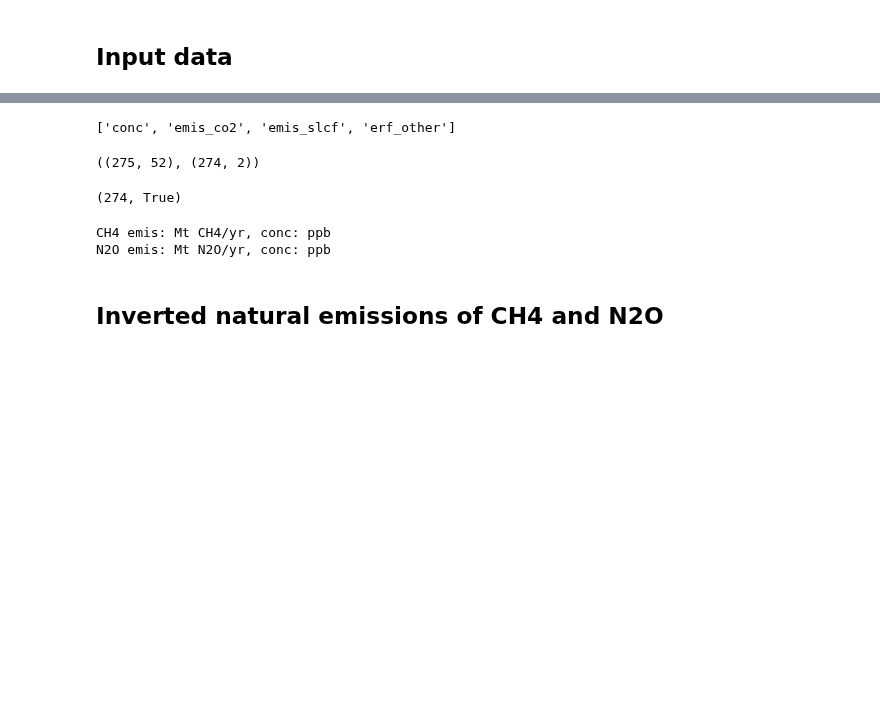
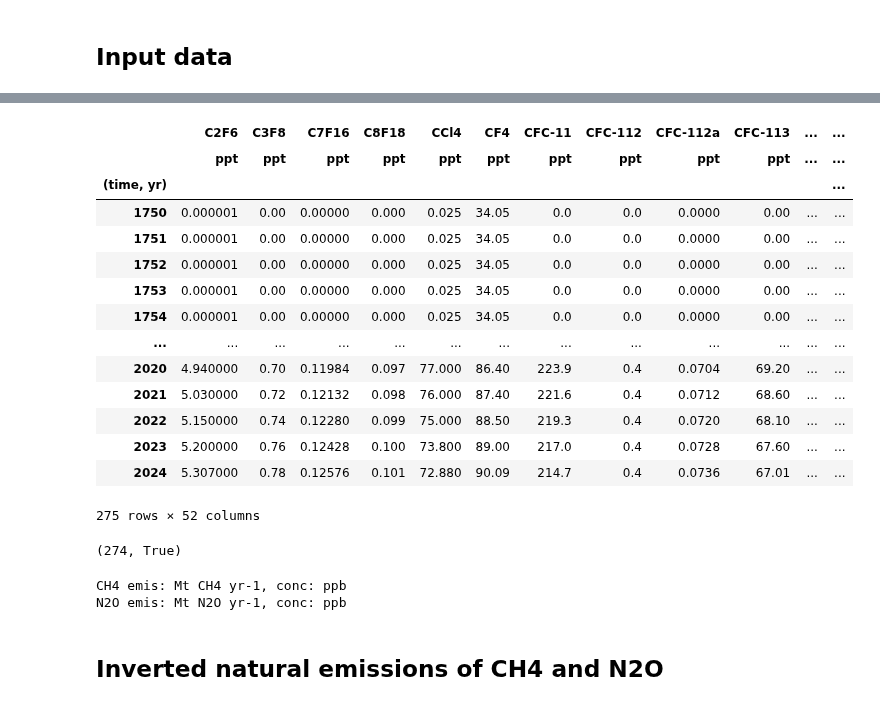
Before and after one commit to tsutsui1872/mce, a Jupyter notebook: notebook/mk_inv_emissions.ipynb, the cells around one changed output, grey strips where cells are left out. Cells and saved outputs as stored; diff of their text form; code cells hidden in the pictures; blank space fills up the shorter version.

```diff
--- a/notebook/mk_inv_emissions.ipynb
+++ b/notebook/mk_inv_emissions.ipynb
@@ -158,5 +165,0 @@ ds = ScenarioBase(outpath=outpath, mode='a')
-# %%
-# Get historical/input created in mk_forcing_ar6__02.ipynb
-list(ds.file['historical/input'])
-# %% [output]
-['conc', 'emis_co2', 'emis_slcf', 'erf_other']
@@ -167,7 +166,23 @@ df_conc = pd.DataFrame(d['data'], index=d['time'], columns=d['variables'])
-# %%
-df_conc.shape, df_emis.shape
-# %% [output]
-((275, 52), (274, 2))
+# %%
+g = ds.file['historical/input/conc']
+df_conc = pd.DataFrame({(k, v.attrs['units']): v for k, v in g.items()}).set_index(('time', 'yr'))
+df_conc
+# %% [output]
+|  | C2F6 | C3F8 | C7F16 | C8F18 | CCl4 | CF4 | CFC-11 | CFC-112 | CFC-112a | CFC-113 | ... | ... |
+|  | ppt | ppt | ppt | ppt | ppt | ppt | ppt | ppt | ppt | ppt | ... | ... |
+| (time, yr) |  |  |  |  |  |  |  |  |  |  |  | ... |
+| 1750 | 0.000001 | 0.00 | 0.00000 | 0.000 | 0.025 | 34.05 | 0.0 | 0.0 | 0.0000 | 0.00 | ... | ... |
+| 1751 | 0.000001 | 0.00 | 0.00000 | 0.000 | 0.025 | 34.05 | 0.0 | 0.0 | 0.0000 | 0.00 | ... | ... |
+| 1752 | 0.000001 | 0.00 | 0.00000 | 0.000 | 0.025 | 34.05 | 0.0 | 0.0 | 0.0000 | 0.00 | ... | ... |
+| 1753 | 0.000001 | 0.00 | 0.00000 | 0.000 | 0.025 | 34.05 | 0.0 | 0.0 | 0.0000 | 0.00 | ... | ... |
+| 1754 | 0.000001 | 0.00 | 0.00000 | 0.000 | 0.025 | 34.05 | 0.0 | 0.0 | 0.0000 | 0.00 | ... | ... |
+| ... | ... | ... | ... | ... | ... | ... | ... | ... | ... | ... | ... | ... |
+| 2020 | 4.940000 | 0.70 | 0.11984 | 0.097 | 77.000 | 86.40 | 223.9 | 0.4 | 0.0704 | 69.20 | ... | ... |
+| 2021 | 5.030000 | 0.72 | 0.12132 | 0.098 | 76.000 | 87.40 | 221.6 | 0.4 | 0.0712 | 68.60 | ... | ... |
+| 2022 | 5.150000 | 0.74 | 0.12280 | 0.099 | 75.000 | 88.50 | 219.3 | 0.4 | 0.0720 | 68.10 | ... | ... |
+| 2023 | 5.200000 | 0.76 | 0.12428 | 0.100 | 73.800 | 89.00 | 217.0 | 0.4 | 0.0728 | 67.60 | ... | ... |
+| 2024 | 5.307000 | 0.78 | 0.12576 | 0.101 | 72.880 | 90.09 | 214.7 | 0.4 | 0.0736 | 67.01 | ... | ... |
+275 rows × 52 columns
 # %%
 # Adjust df_conc index
 df_conc = df_conc.reindex(df_emis.index)
@@ -180,17 +195,13 @@ len(time), np.all(time[1:] - time[:-1] == 1)
 # %%
 # Check units
 gases = ['CH4', 'N2O']
-for gas in gases:
-    print(
-        '{} emis: {}, conc: {}'.format(
-            gas,
-            f'{unit_w} {gas}/yr',
-            dsin['conc']['attrs'][gas]['units'],
-        )
-    )
+for k in df_conc.columns:
+    if k[0] not in gases:
+        continue
+    print('{} emis: {}, conc: {}'.format(k[0], f'{unit_w} {k[0]} yr-1', k[1]))
 # %% [output]
-CH4 emis: Mt CH4/yr, conc: ppb
-N2O emis: Mt N2O/yr, conc: ppb
+CH4 emis: Mt CH4 yr-1, conc: ppb
+N2O emis: Mt N2O yr-1, conc: ppb
 # %% [markdown]
 ## Inverted natural emissions of CH4 and N2O
 # %%
```
Also changed, not shown: parts of 31 cells of this notebook.
